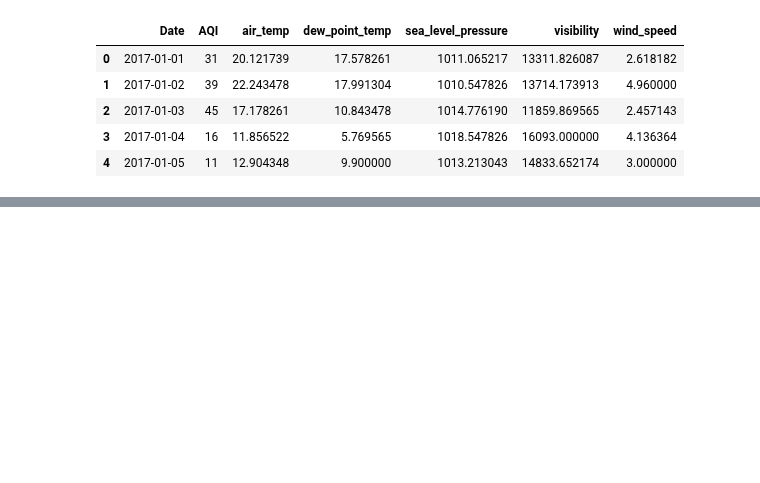
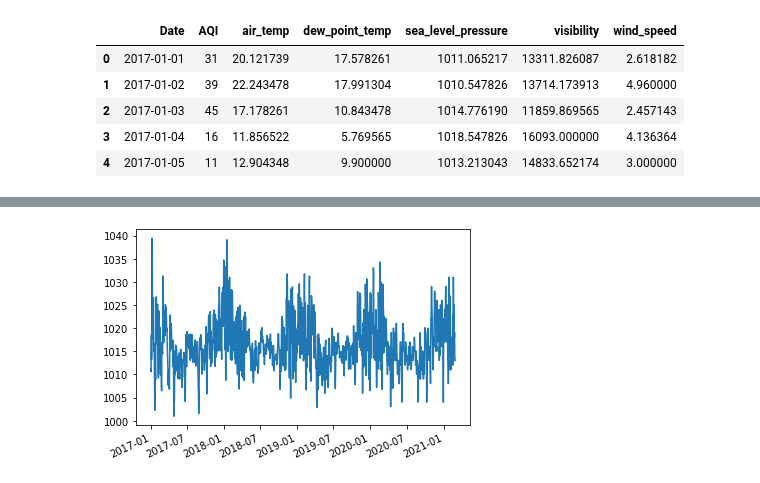
Before and after one commit to gallo-json/air-pollution-forecast, a Jupyter notebook: src/train_model.ipynb, the cells around one changed output, grey strips where cells are left out. Saved outputs shown, nothing was run; the diff lists cells and outputs as text; code cells hidden in the pictures; blank space fills up the shorter version.

```diff
--- a/src/train_model.ipynb
+++ b/src/train_model.ipynb
@@ -28,0 +48,6 @@ df.head()
+# %%
+plt.plot_date(x_axis, df.sea_level_pressure.values, '-')
+plt.gcf().autofmt_xdate(rotation=25)
+plt.show()
+# %% [output]
+[figure, added]
```
Also changed, not shown: parts of 25 cells of this notebook.
